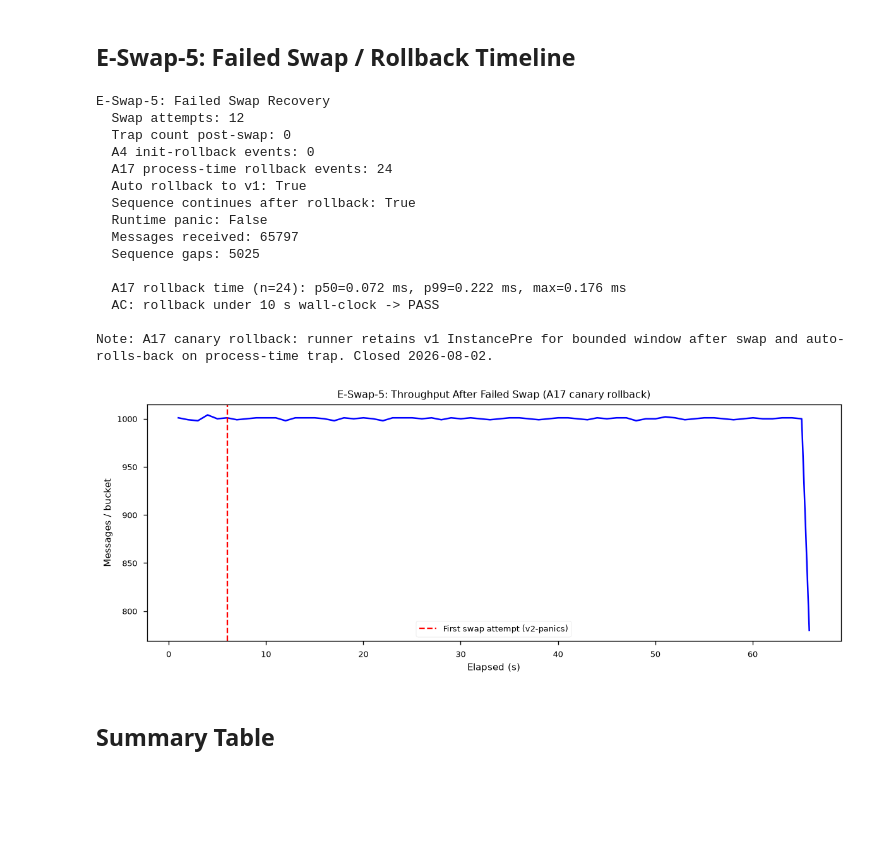
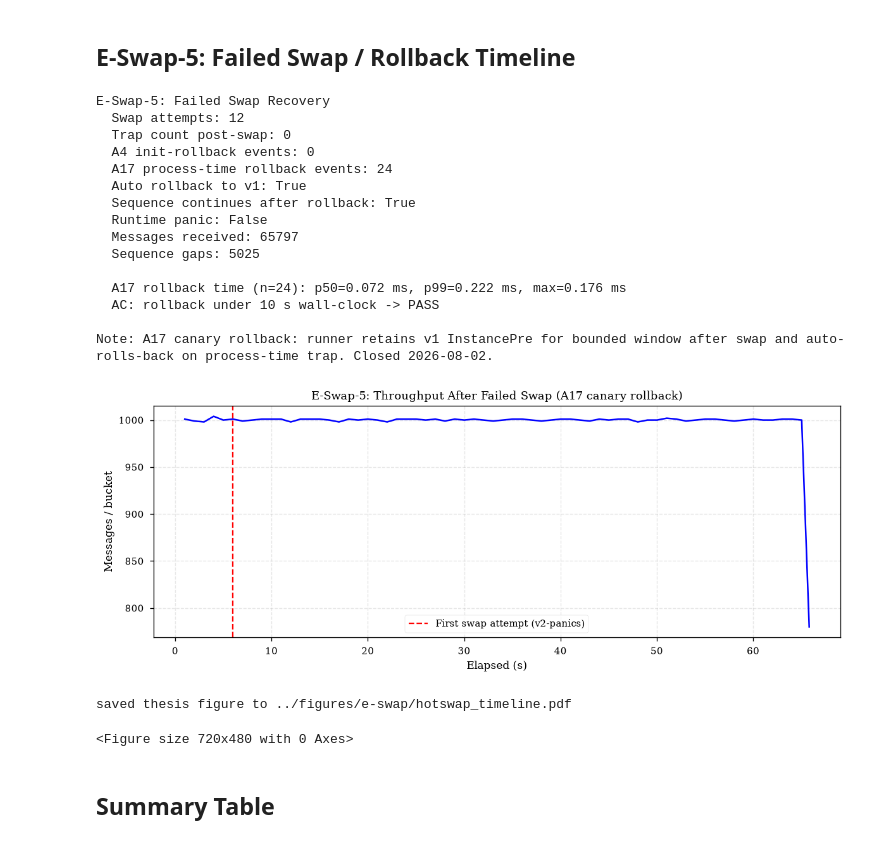
Before and after one commit to PedroKlein/wafer, a Jupyter notebook: eval/analysis/notebooks/05-hotswap-timeline.ipynb, the cells around one changed output. Saved outputs shown, nothing was run; the diff lists cells and outputs as text; code cells hidden in the pictures; blank space fills up the shorter version.

Commit message:
docs(figures): thesis-grade PDF export pipeline + regen 11 notebooks

```diff
--- a/eval/analysis/notebooks/05-hotswap-timeline.ipynb
+++ b/eval/analysis/notebooks/05-hotswap-timeline.ipynb
@@ -282,34 +286,40 @@ print(f'Note: {e5_data["note"]}')
 thr_path = sd5 / 'run-1' / 'throughput.csv'
 if thr_path.exists():
     thr_df = pd.read_csv(thr_path)
     fig, ax = plt.subplots(figsize=(10, 4))
     ax.plot(thr_df.iloc[:, 0], thr_df.iloc[:, 1], 'b-', linewidth=1.5)
     ax.axvline(6, color='red', linestyle='--', label='First swap attempt (v2-panics)')
     ax.set_xlabel('Elapsed (s)')
     ax.set_ylabel('Messages / bucket')
     ax.set_title('E-Swap-5: Throughput After Failed Swap (A17 canary rollback)')
     ax.legend()
     plt.tight_layout()
     plt.show()
 else:
     print('  (throughput.csv not available for visualization)')
+
+# T9: persist thesis figure to ../figures/e-swap/hotswap_timeline.{pdf,png}
+_saved = save_figure(plt.gcf(), 'e-swap/hotswap_timeline')
+print(f'saved thesis figure to {_saved}')
 # %% [output]
 E-Swap-5: Failed Swap Recovery
   Swap attempts: 12
   Trap count post-swap: 0
   A4 init-rollback events: 0
   A17 process-time rollback events: 24
   Auto rollback to v1: True
   Sequence continues after rollback: True
   Runtime panic: False
   Messages received: 65797
   Sequence gaps: 5025
 
   A17 rollback time (n=24): p50=0.072 ms, p99=0.222 ms, max=0.176 ms
   AC: rollback under 10 s wall-clock -> PASS
 
 Note: A17 canary rollback: runner retains v1 InstancePre for bounded window after swap and auto-rolls-back on process-time trap. Closed 2026-08-02.
-[figure, old version]
+[figure, new version]
+saved thesis figure to ../figures/e-swap/hotswap_timeline.pdf
+<Figure size 720x480 with 0 Axes>
 # %% [markdown]
 ## Summary Table
 # %%
```
Also changed, not shown: parts of 4 cells of this notebook, 36 other files.
